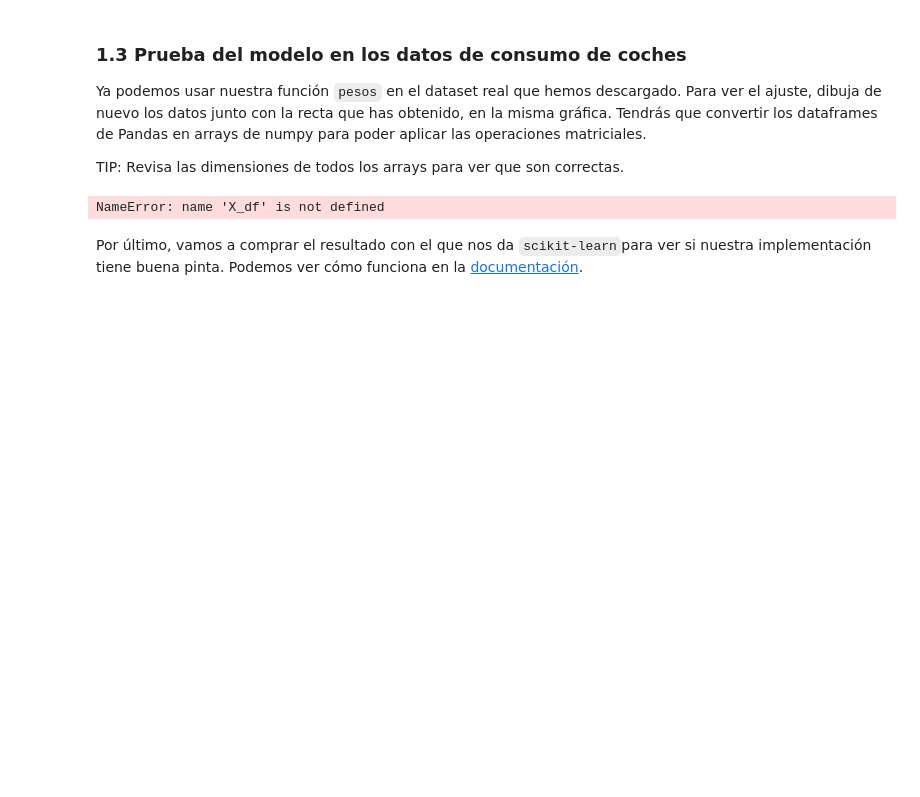
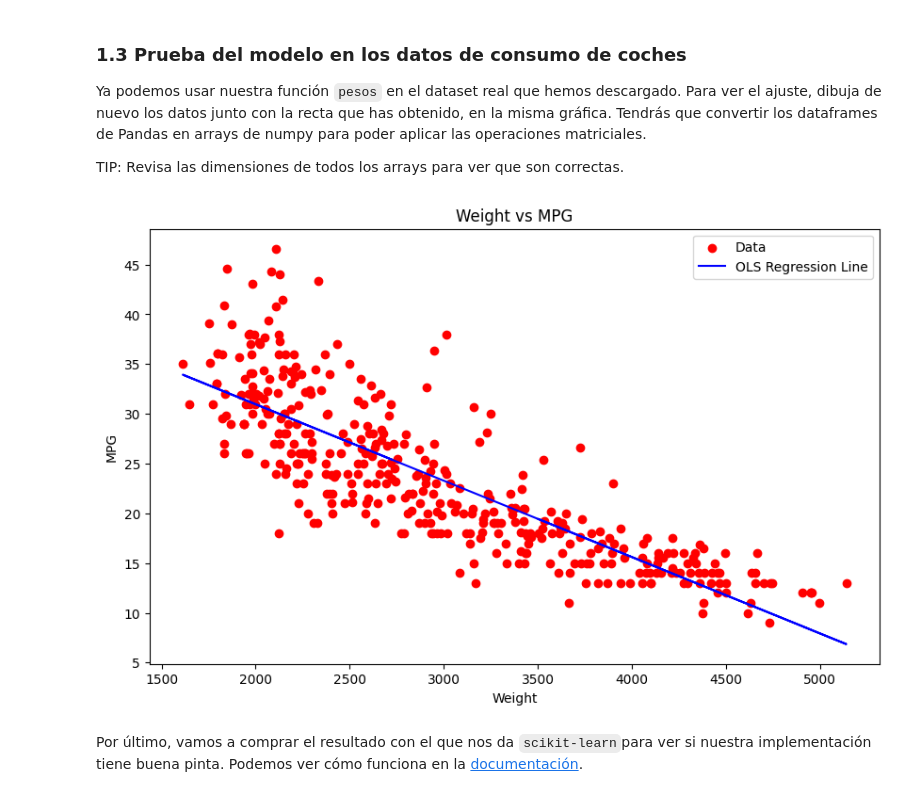
Before and after one commit to AlexRS97/practica-algebra, a Jupyter notebook: ALG-PRACTICA_propuesta.ipynb, the cells around one changed output. Cells and saved outputs as stored; diff of their text form; code cells hidden in the pictures; blank space fills up the shorter version.

Commit message:
subo correccion ya que daba error

```diff
--- a/ALG-PRACTICA_propuesta.ipynb
+++ b/ALG-PRACTICA_propuesta.ipynb
@@ -142,23 +142,29 @@ Ya podemos usar nuestra función `pesos` en el dataset real que hemos descargado
 
 TIP: Revisa las dimensiones de todos los arrays para ver que son correctas.
 # %%
-X = X_df[["weight"]].values
-y = y_df.values
+import pandas as pd
 
-X = X.flatten()
+X_df = auto_mpg.data.features
+y_df = auto_mpg.data.targets
 
-w_hat = pesos_ols(X.reshape(-1, 1), y)
+X_df = X_df[['weight']].values
+y_df = y_df.values
+
+X = X_df.reshape(-1, 1)
+y = y_df.reshape(-1, 1)
+
+w_hat = pesos_ols(X, y)
 
 plt.figure(figsize=(10, 6))
 plt.scatter(X, y, c="red", label="Data")
 plt.plot(X, w_hat[0] + w_hat[1] * X, color="blue", label="OLS Regression Line")
 plt.title("Weight vs MPG")
 plt.xlabel("Weight")
 plt.ylabel("MPG")
 plt.legend()
 plt.show()
 # %% [output]
-NameError: name 'X_df' is not defined
+[figure, added]
 # %% [markdown]
 Por último, vamos a comprar el resultado con el que nos da `scikit-learn`para ver si nuestra implementación tiene buena pinta. Podemos ver cómo funciona en la [documentación](https://scikit-learn.org/stable/modules/generated/sklearn.linear_model.LinearRegression.html).
 # %%
```
